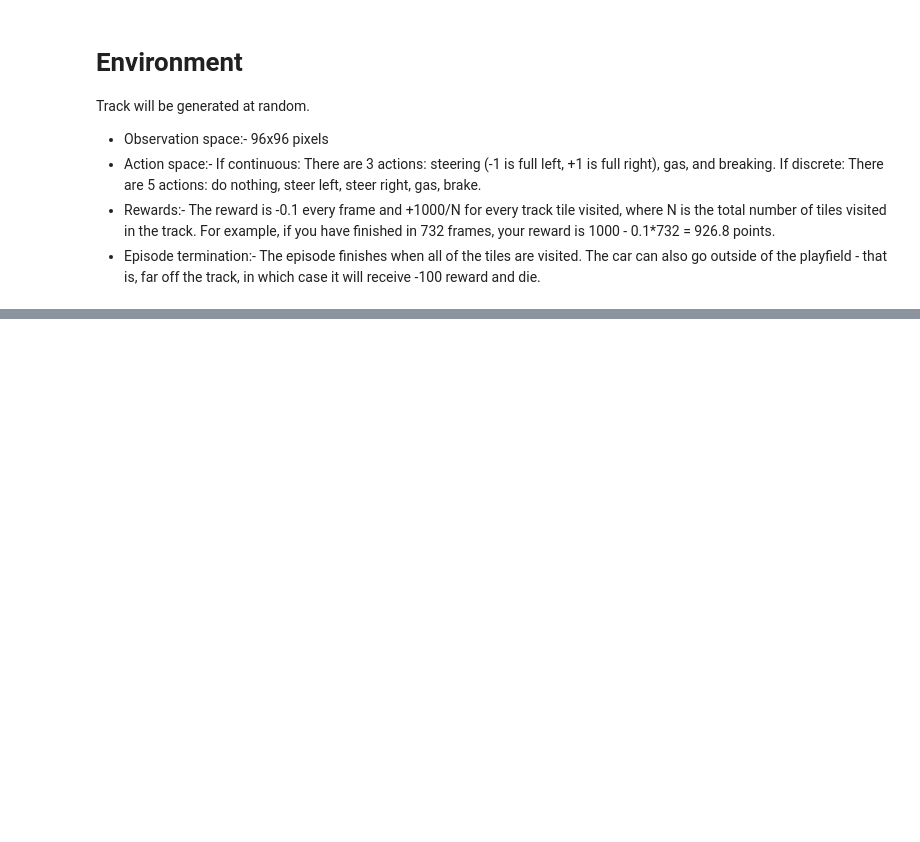
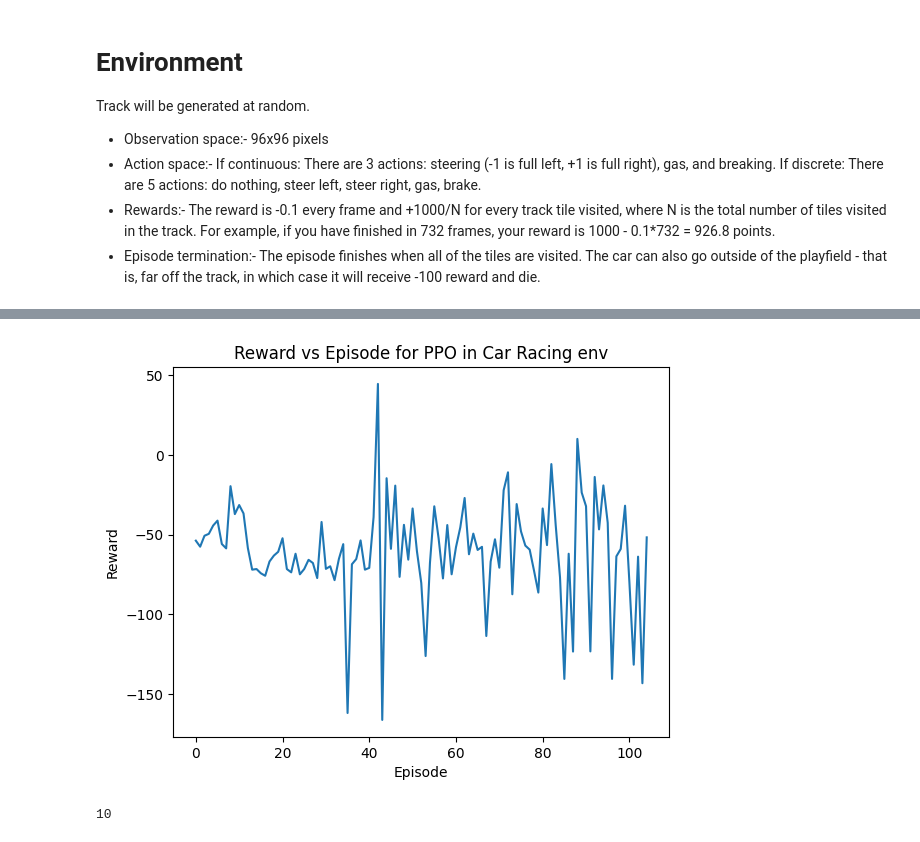
Before and after one commit to NIkhilbadveli/RL_Algorithms_Survey, a Jupyter notebook: Car Racing/car_racing.ipynb, the cells around one changed output, grey strips where cells are left out. Cells and saved outputs as stored; diff of their text form; code cells hidden in the pictures; blank space fills up the shorter version.

```diff
--- a/Car Racing/car_racing.ipynb
+++ b/Car Racing/car_racing.ipynb
@@ -18,4 +18,4 @@ import numpy as np
 env = gym.make('CarRacing-v0')
 
 # Wrap with monitor
-env = Monitor(env)
+env = Monitor(env, filename='car_logs')
@@ -43 +75,16 @@ Std reward 132.8614795805479
 Mean episode length 1000.0
+# %%
+import matplotlib.pyplot as plt
+
+eps_rew = env.get_episode_rewards()
+plt.plot(range(len(eps_rew)), eps_rew)
+plt.xlabel('Episode')
+plt.ylabel('Reward')
+plt.title('Reward vs Episode for PPO in Car Racing env')
+plt.show()
+# %% [output]
+[figure, added]
+# %%
+print(len(eps_rew))
+# %% [output]
+10
```
Also changed, not shown: parts of 3 cells of this notebook, 3 other files.
